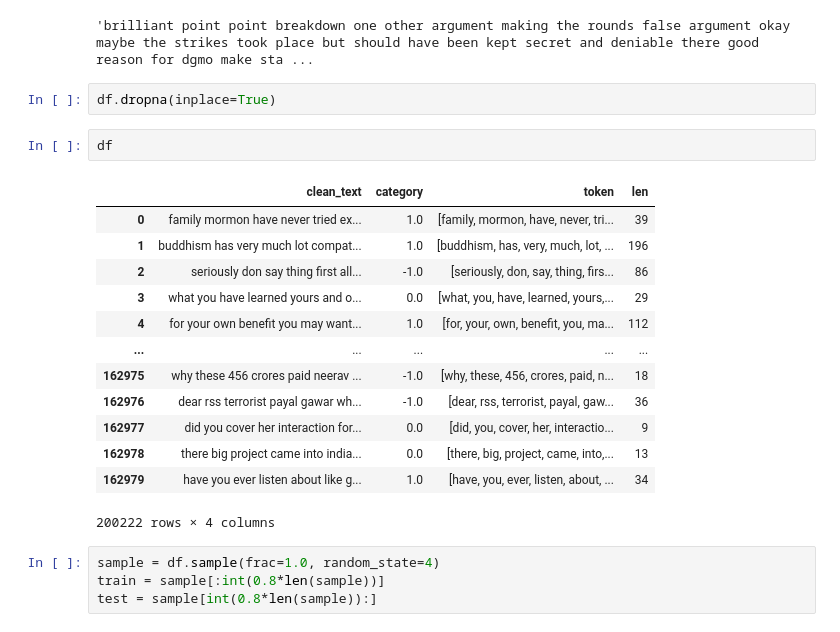
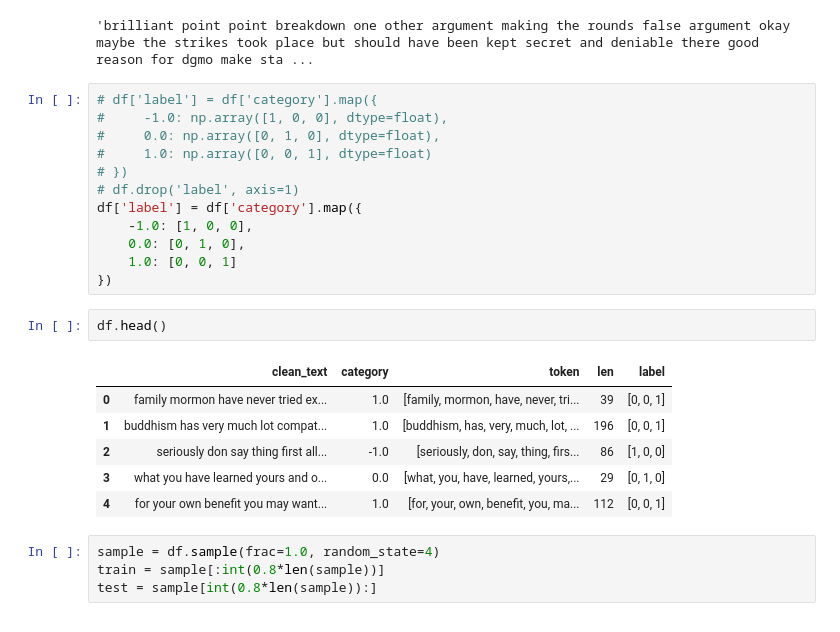
Before and after one commit to vin-rmdn/cancelled, a Jupyter notebook: notebook/Sentiment_Analyis.ipynb, the cells around one changed output. Drawn from its saved outputs; the diff is of its cells as text.

```diff
--- a/notebook/Sentiment_Analyis.ipynb
+++ b/notebook/Sentiment_Analyis.ipynb
@@ -122,24 +107,27 @@ df[df['len'] > 1000]
 df['clean_text'].iloc[8646]
 # %% [output]
 'brilliant point point breakdown one other argument making the rounds false argument okay maybe the strikes took place but should have been kept secret and deniable there good reason for dgmo make sta ...
-# %%
-df.dropna(inplace=True)
+# %%
+# df['label'] = df['category'].map({
+#     -1.0: np.array([1, 0, 0], dtype=float),
+#     0.0: np.array([0, 1, 0], dtype=float),
+#     1.0: np.array([0, 0, 1], dtype=float)
+# })
+# df.drop('label', axis=1)
+df['label'] = df['category'].map({
+    -1.0: [1, 0, 0],
+    0.0: [0, 1, 0],
+    1.0: [0, 0, 1]
+})
 # %%
-df
+df.head()
 # %% [output]
-|  | clean_text | category | token | len |
-| 0 | family mormon have never tried ex... | 1.0 | [family, mormon, have, never, tri... | 39 |
-| 1 | buddhism has very much lot compat... | 1.0 | [buddhism, has, very, much, lot, ... | 196 |
-| 2 | seriously don say thing first all... | -1.0 | [seriously, don, say, thing, firs... | 86 |
-| 3 | what you have learned yours and o... | 0.0 | [what, you, have, learned, yours,... | 29 |
-| 4 | for your own benefit you may want... | 1.0 | [for, your, own, benefit, you, ma... | 112 |
-| ... | ... | ... | ... | ... |
-| 162975 | why these 456 crores paid neerav ... | -1.0 | [why, these, 456, crores, paid, n... | 18 |
-| 162976 | dear rss terrorist payal gawar wh... | -1.0 | [dear, rss, terrorist, payal, gaw... | 36 |
-| 162977 | did you cover her interaction for... | 0.0 | [did, you, cover, her, interactio... | 9 |
-| 162978 | there big project came into india... | 0.0 | [there, big, project, came, into,... | 13 |
-| 162979 | have you ever listen about like g... | 1.0 | [have, you, ever, listen, about, ... | 34 |
+|  | clean_text | category | token | len | label |
+| 0 | family mormon have never tried ex... | 1.0 | [family, mormon, have, never, tri... | 39 | [0, 0, 1] |
+| 1 | buddhism has very much lot compat... | 1.0 | [buddhism, has, very, much, lot, ... | 196 | [0, 0, 1] |
+| 2 | seriously don say thing first all... | -1.0 | [seriously, don, say, thing, firs... | 86 | [1, 0, 0] |
+| 3 | what you have learned yours and o... | 0.0 | [what, you, have, learned, yours,... | 29 | [0, 1, 0] |
+| 4 | for your own benefit you may want... | 1.0 | [for, your, own, benefit, you, ma... | 112 | [0, 0, 1] |
-200222 rows × 4 columns
 # %%
 sample = df.sample(frac=1.0, random_state=4)
 train = sample[:int(0.8*len(sample))]
```
Also changed, not shown: parts of 20 cells of this notebook.
